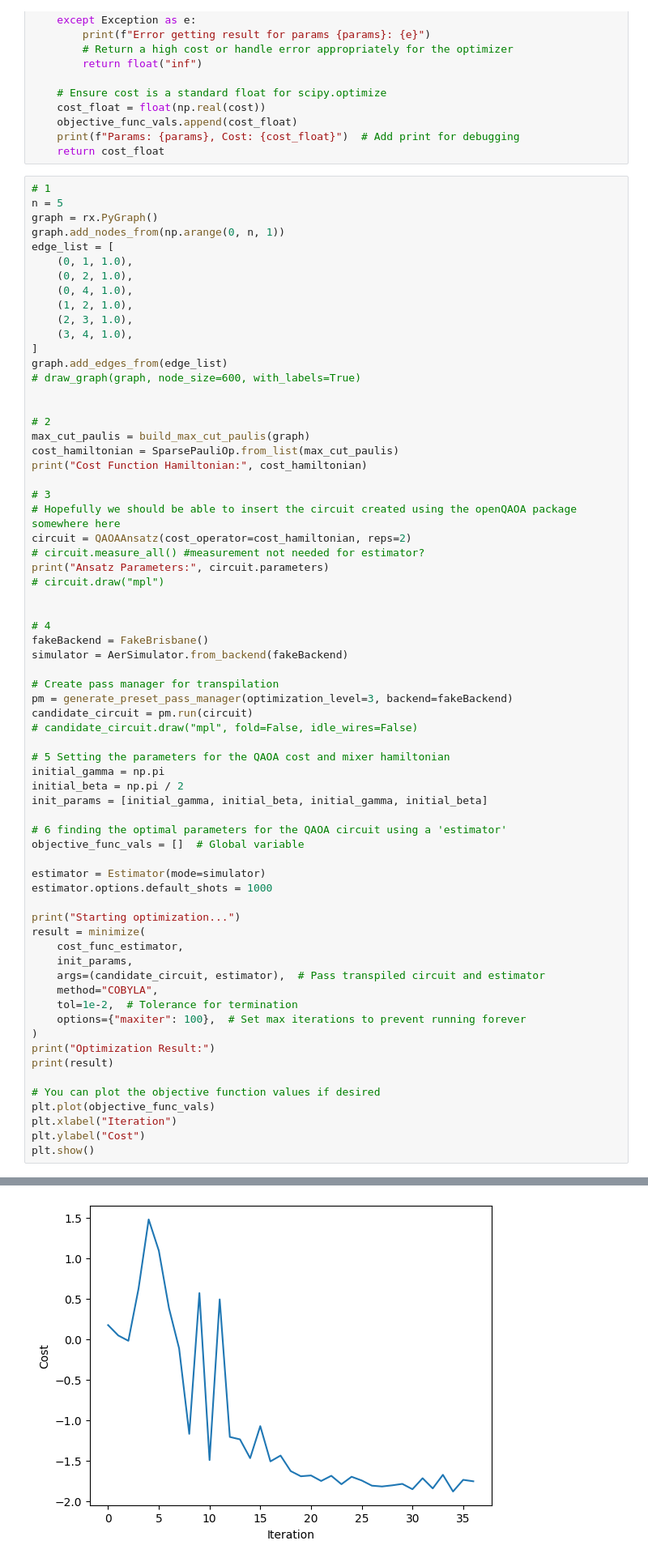
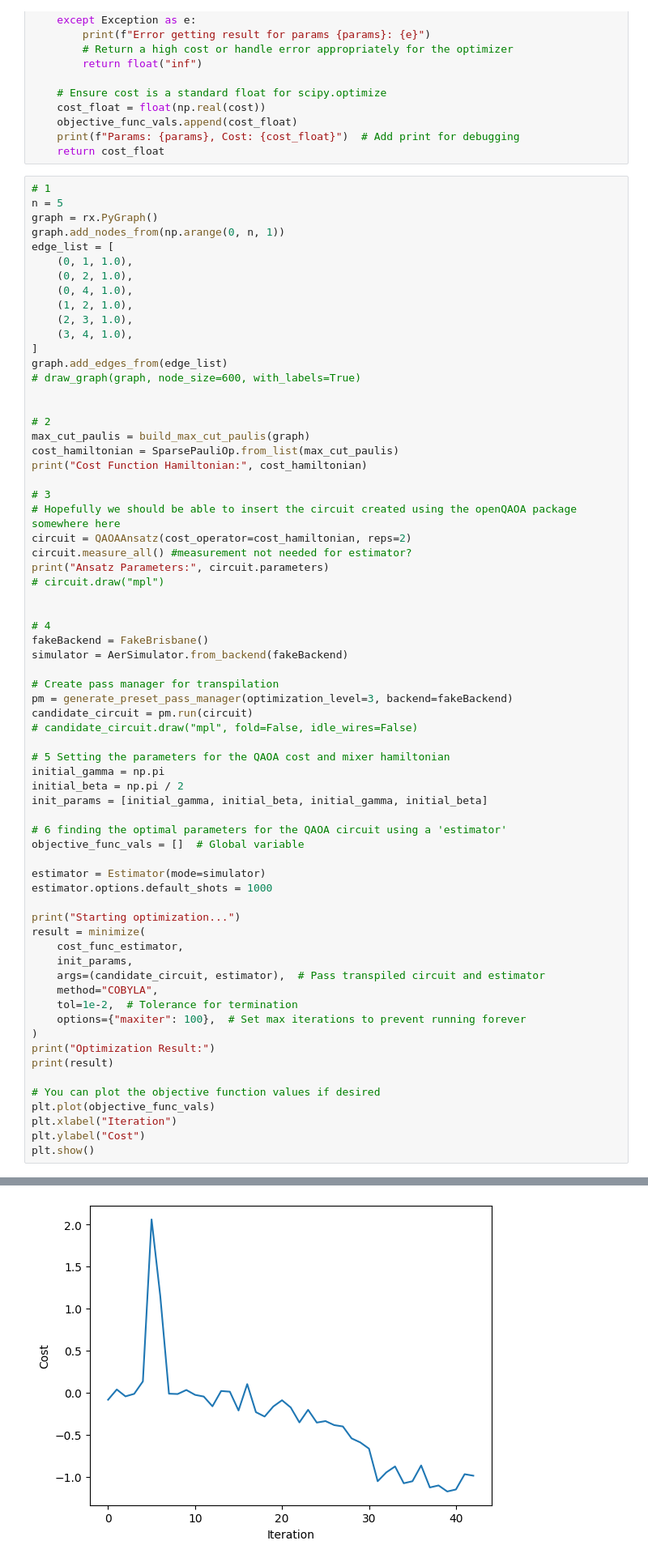
Before and after one commit to OliverSchiffmann/QAOAstudygit, a Jupyter notebook: IBMQSimOptimIntoQPUExecute.ipynb, the cells around one changed output, grey strips where cells are left out. Shown at 81% size. Cells and saved outputs as stored; diff of their text form.

Commit message:
finished submitting locally optimised circuit as single job

```diff
--- a/IBMQSimOptimIntoQPUExecute.ipynb
+++ b/IBMQSimOptimIntoQPUExecute.ipynb
@@ -84,7 +84,7 @@ print("Cost Function Hamiltonian:", cost_hamiltonian)
 # 3
 # Hopefully we should be able to insert the circuit created using the openQAOA package somewhere here
 circuit = QAOAAnsatz(cost_operator=cost_hamiltonian, reps=2)
-# circuit.measure_all() #measurement not needed for estimator?
+circuit.measure_all() #measurement not needed for estimator?
 print("Ansatz Parameters:", circuit.parameters)
 # circuit.draw("mpl")
 
@@ -146,5 +146,5 @@ Params: [4.38679622 2.57079633 3.19032877 1.57079633], Cost: -0.1138861138861138
    maxcv: 0.0
-[figure, old version]
+[figure, new version]
 # %%
 QiskitRuntimeService.save_account(
     channel="ibm_quantum",
```
Also changed, not shown: parts of 4 cells of this notebook.
